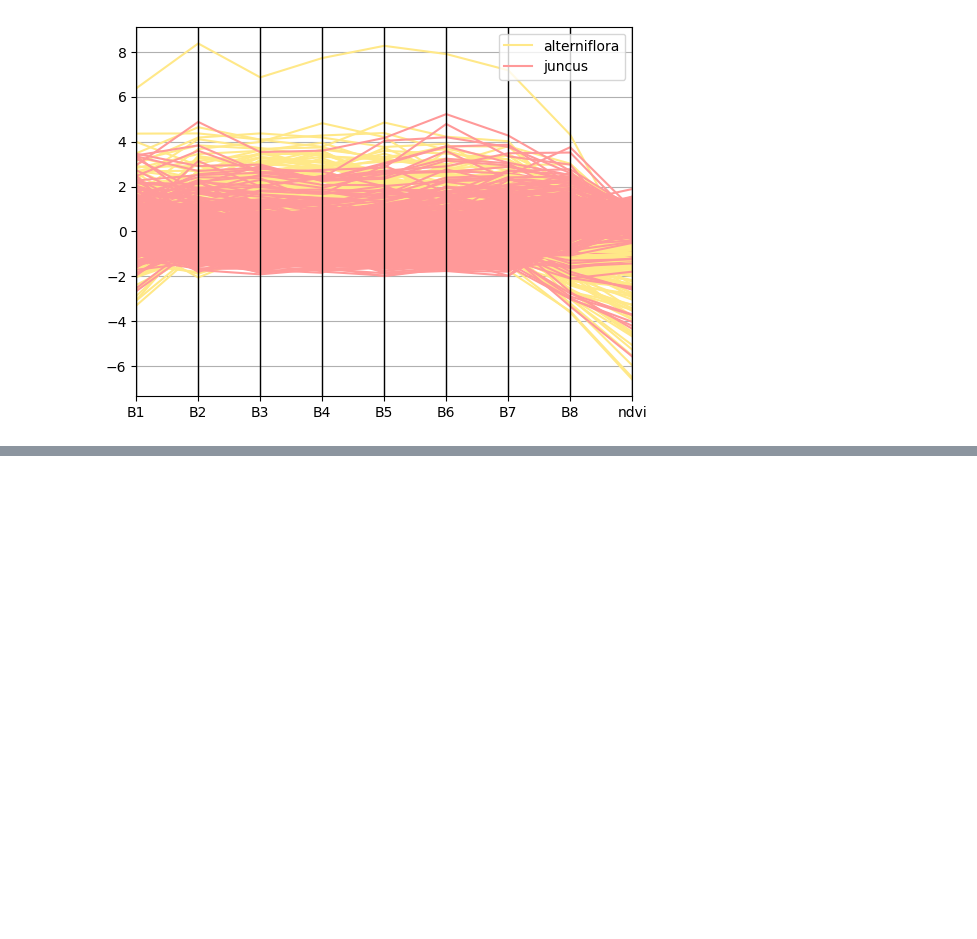
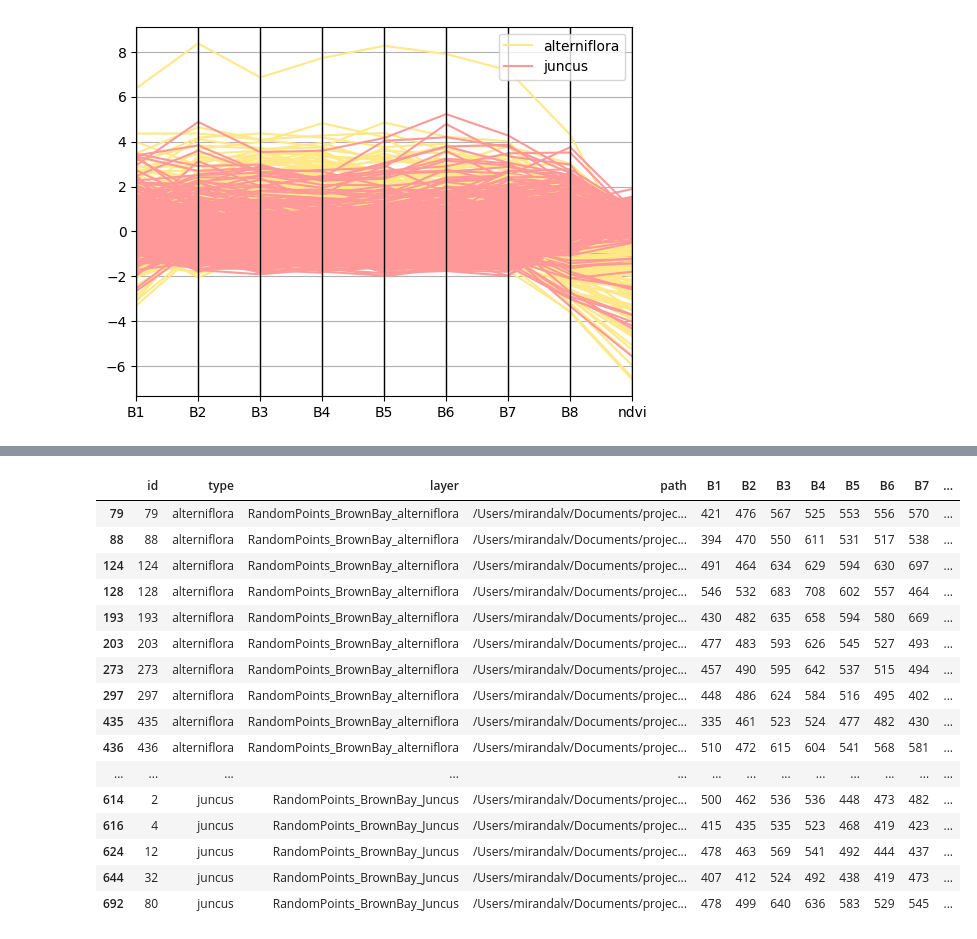
Before and after one commit to MirandaLv/MarshCommunity_EPA, a Jupyter notebook: scripts/descriptive_analysis.ipynb, the cells around one changed output, grey strips where cells are left out. Saved outputs shown, nothing was run; the diff lists cells and outputs as text; code cells hidden in the pictures; blank space fills up the shorter version.

```diff
--- a/scripts/descriptive_analysis.ipynb
+++ b/scripts/descriptive_analysis.ipynb
@@ -214,0 +240,20 @@ pc = parallel_coordinates(final_df, 'type', color=('#FFE888', '#FF9999'))
+# %%
+df[df['ndvi']<0]
+# %% [output]
+|  | id | type | layer | path | B1 | B2 | B3 | B4 | B5 | B6 | B7 | ... |
+| 79 | 79 | alterniflora | RandomPoints_BrownBay_alterniflora | /Users/mirandalv/Documents/projec... | 421 | 476 | 567 | 525 | 553 | 556 | 570 | ... |
+| 88 | 88 | alterniflora | RandomPoints_BrownBay_alterniflora | /Users/mirandalv/Documents/projec... | 394 | 470 | 550 | 611 | 531 | 517 | 538 | ... |
+| 124 | 124 | alterniflora | RandomPoints_BrownBay_alterniflora | /Users/mirandalv/Documents/projec... | 491 | 464 | 634 | 629 | 594 | 630 | 697 | ... |
+| 128 | 128 | alterniflora | RandomPoints_BrownBay_alterniflora | /Users/mirandalv/Documents/projec... | 546 | 532 | 683 | 708 | 602 | 557 | 464 | ... |
+| 193 | 193 | alterniflora | RandomPoints_BrownBay_alterniflora | /Users/mirandalv/Documents/projec... | 430 | 482 | 635 | 658 | 594 | 580 | 669 | ... |
+| 203 | 203 | alterniflora | RandomPoints_BrownBay_alterniflora | /Users/mirandalv/Documents/projec... | 477 | 483 | 593 | 626 | 545 | 527 | 493 | ... |
+| 273 | 273 | alterniflora | RandomPoints_BrownBay_alterniflora | /Users/mirandalv/Documents/projec... | 457 | 490 | 595 | 642 | 537 | 515 | 494 | ... |
+| 297 | 297 | alterniflora | RandomPoints_BrownBay_alterniflora | /Users/mirandalv/Documents/projec... | 448 | 486 | 624 | 584 | 516 | 495 | 402 | ... |
+| 435 | 435 | alterniflora | RandomPoints_BrownBay_alterniflora | /Users/mirandalv/Documents/projec... | 335 | 461 | 523 | 524 | 477 | 482 | 430 | ... |
+| 436 | 436 | alterniflora | RandomPoints_BrownBay_alterniflora | /Users/mirandalv/Documents/projec... | 510 | 472 | 615 | 604 | 541 | 568 | 581 | ... |
+| ... | ... | ... | ... | ... | ... | ... | ... | ... | ... | ... | ... | ... |
+| 614 | 2 | juncus | RandomPoints_BrownBay_Juncus | /Users/mirandalv/Documents/projec... | 500 | 462 | 536 | 536 | 448 | 473 | 482 | ... |
+| 616 | 4 | juncus | RandomPoints_BrownBay_Juncus | /Users/mirandalv/Documents/projec... | 415 | 435 | 535 | 523 | 468 | 419 | 423 | ... |
+| 624 | 12 | juncus | RandomPoints_BrownBay_Juncus | /Users/mirandalv/Documents/projec... | 478 | 463 | 569 | 541 | 492 | 444 | 437 | ... |
+| 644 | 32 | juncus | RandomPoints_BrownBay_Juncus | /Users/mirandalv/Documents/projec... | 407 | 412 | 524 | 492 | 438 | 419 | 473 | ... |
+| 692 | 80 | juncus | RandomPoints_BrownBay_Juncus | /Users/mirandalv/Documents/projec... | 478 | 499 | 640 | 636 | 583 | 529 | 545 | ... |
```
Also changed, not shown: parts of 2 cells of this notebook, 9 other files.
